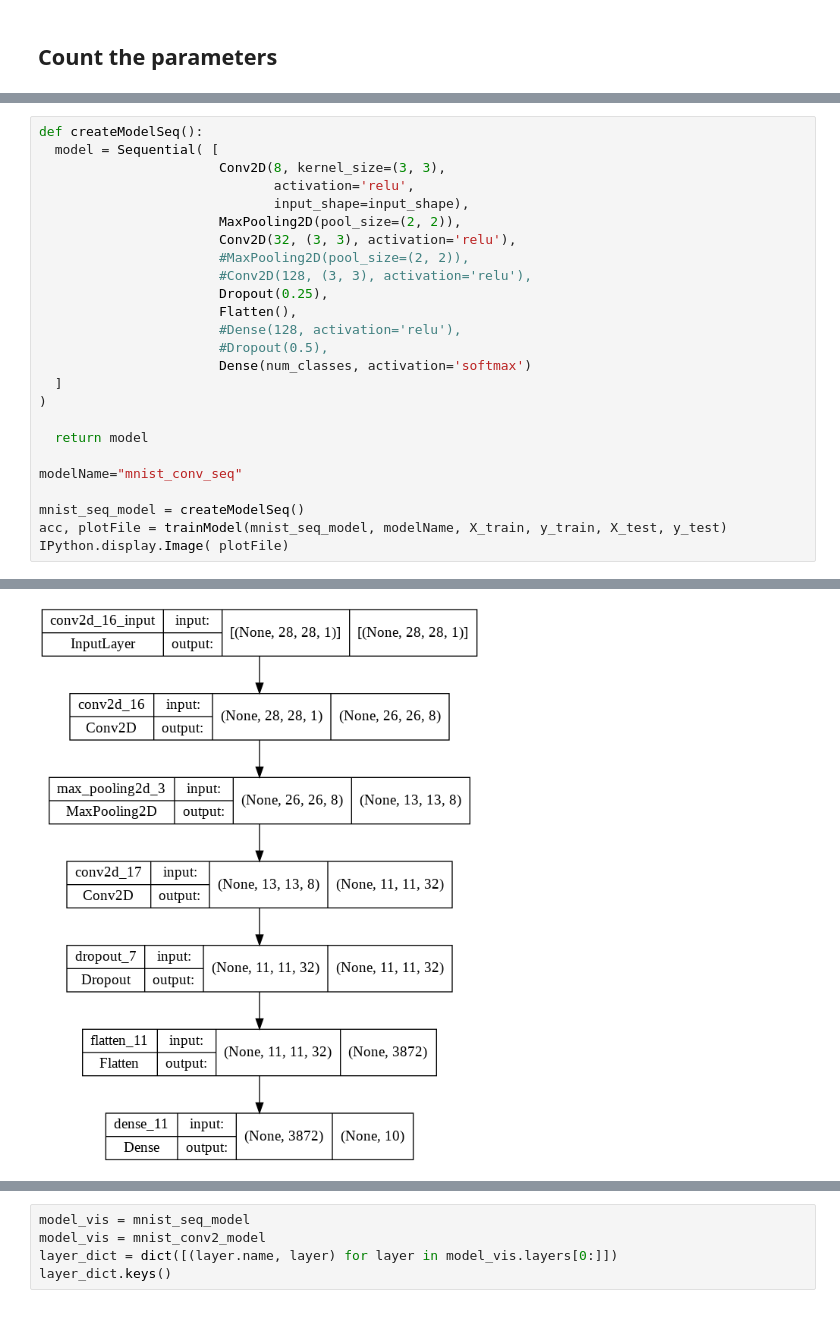
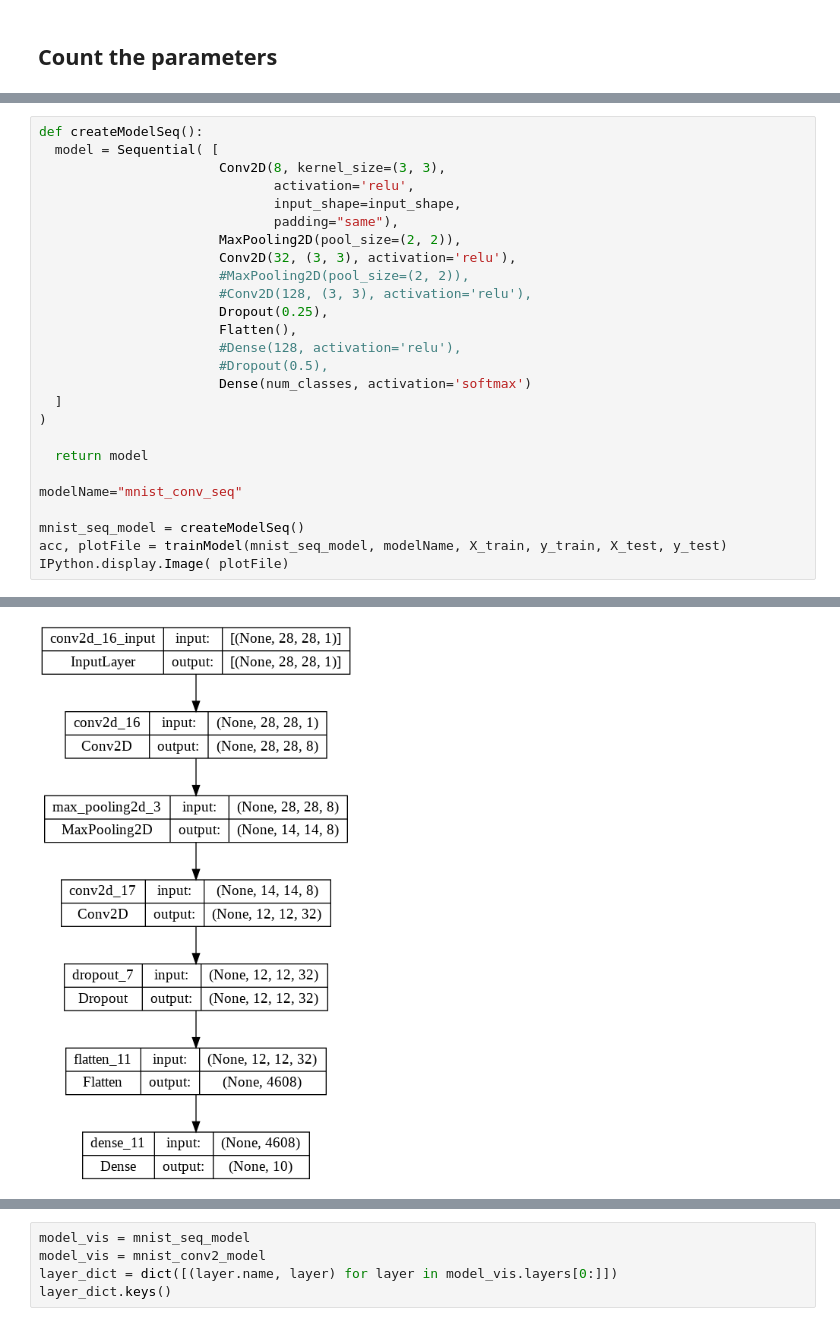
Before and after one commit to kenperry-public/ML_Fall_2022, a Jupyter notebook: CNN_demo.ipynb, the cells around one changed output, grey strips where cells are left out. Drawn from its saved outputs; the diff is of its cells as text.

```diff
--- a/CNN_demo.ipynb
+++ b/CNN_demo.ipynb
@@ -338,7 +358,8 @@ def createModelSeq():
   model = Sequential( [
                        Conv2D(8, kernel_size=(3, 3),
                               activation='relu',
-                              input_shape=input_shape),
+                              input_shape=input_shape,
+                              padding="same"),
                        MaxPooling2D(pool_size=(2, 2)),
                        Conv2D(32, (3, 3), activation='relu'),
                        #MaxPooling2D(pool_size=(2, 2)),
@@ -372,4 +403,4 @@ Test accuracy: 0.8747000098228455
-[figure, old version]
+[figure, new version]
 # %%
 mnist_seq_model.count_params()
 # %% [output]
```
Also changed, not shown: parts of 18 cells of this notebook, 34 other files.
